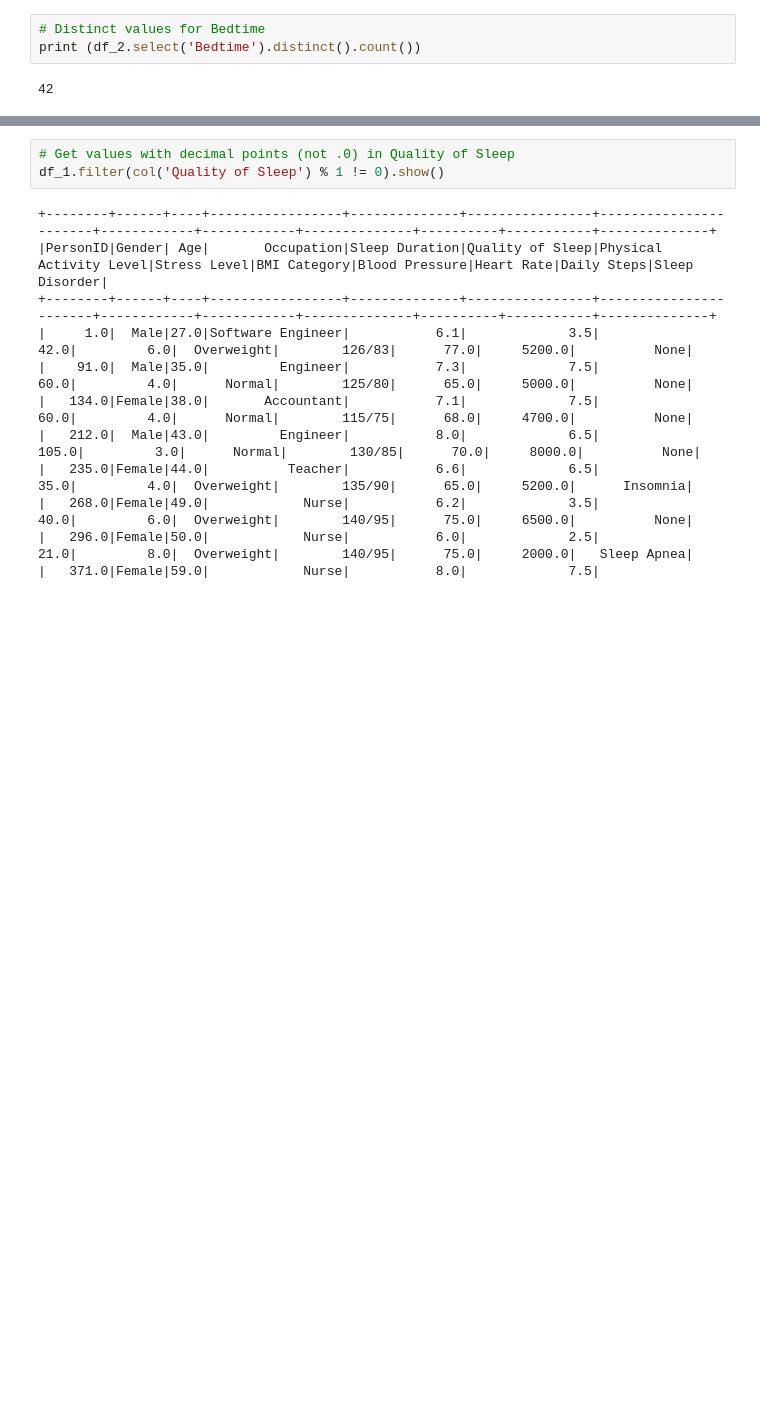
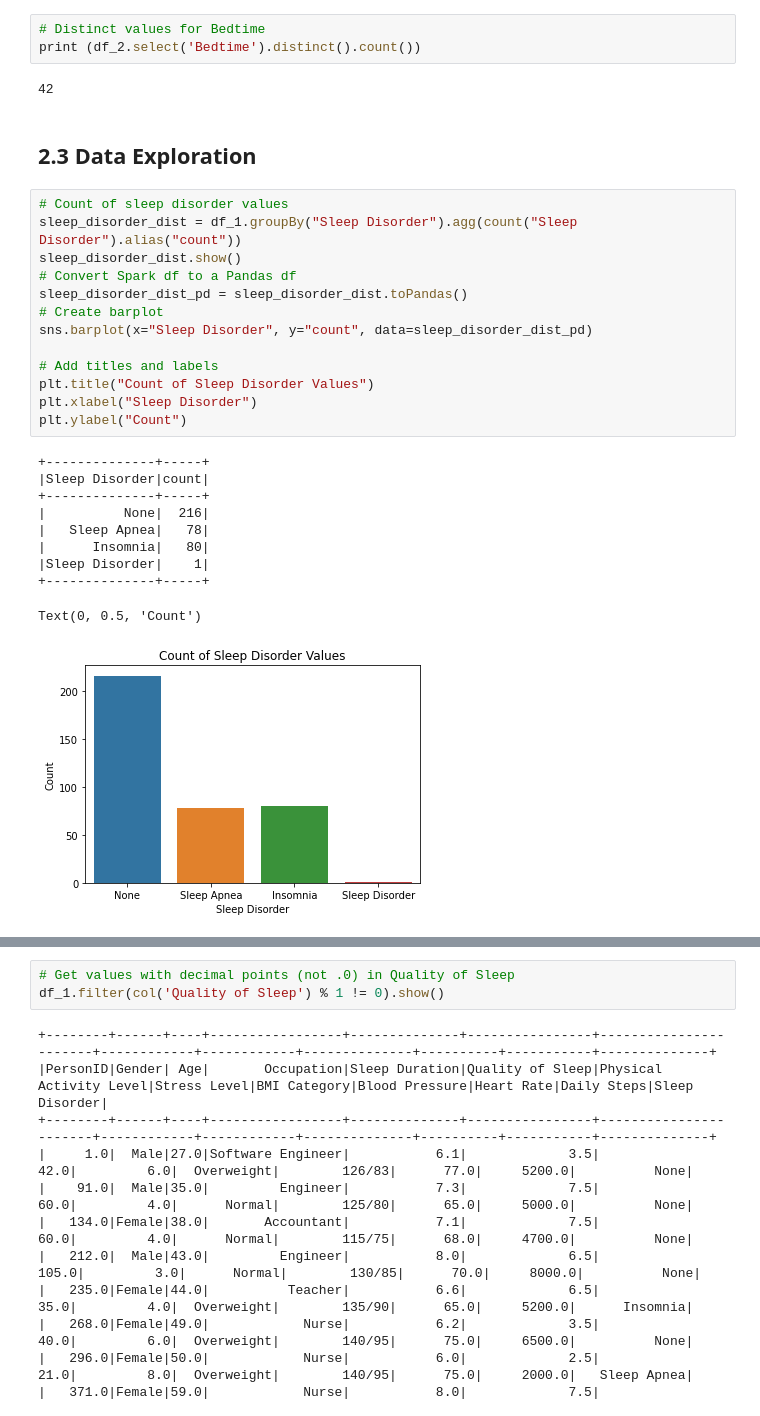
Before and after one commit to EionTey/INFOSYS_722_I4, a Jupyter notebook: I4.ipynb, the cells around one changed output, grey strips where cells are left out. Cells and saved outputs as stored; diff of their text form; blank space fills up the shorter version.

```diff
--- a/I4.ipynb
+++ b/I4.ipynb
@@ -180,3 +186,29 @@ df_1.groupBy('Occupation').count().show()
 print (df_2.select('Bedtime').distinct().count())
 # %% [output]
 42
+# %% [markdown]
+## 2.3 Data Exploration
+# %%
+# Count of sleep disorder values
+sleep_disorder_dist = df_1.groupBy("Sleep Disorder").agg(count("Sleep Disorder").alias("count"))
+sleep_disorder_dist.show()
+# Convert Spark df to a Pandas df
+sleep_disorder_dist_pd = sleep_disorder_dist.toPandas()
+# Create barplot
+sns.barplot(x="Sleep Disorder", y="count", data=sleep_disorder_dist_pd)
+
+# Add titles and labels
+plt.title("Count of Sleep Disorder Values")
+plt.xlabel("Sleep Disorder")
+plt.ylabel("Count")
+# %% [output]
++--------------+-----+
+|Sleep Disorder|count|
++--------------+-----+
+|          None|  216|
+|   Sleep Apnea|   78|
+|      Insomnia|   80|
+|Sleep Disorder|    1|
++--------------+-----+
+Text(0, 0.5, 'Count')
+[figure, added]
```
Also changed, not shown: parts of 18 cells of this notebook.
